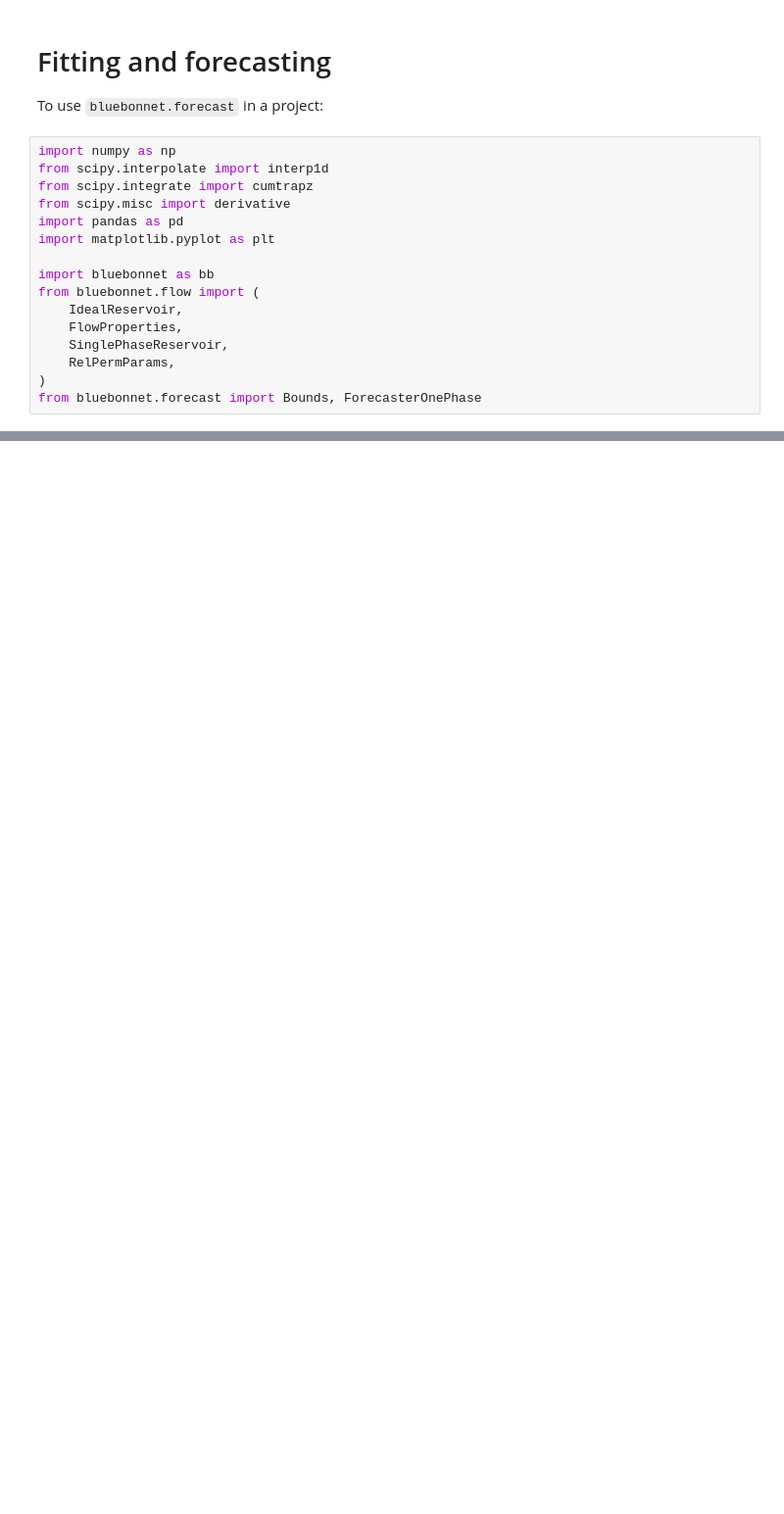
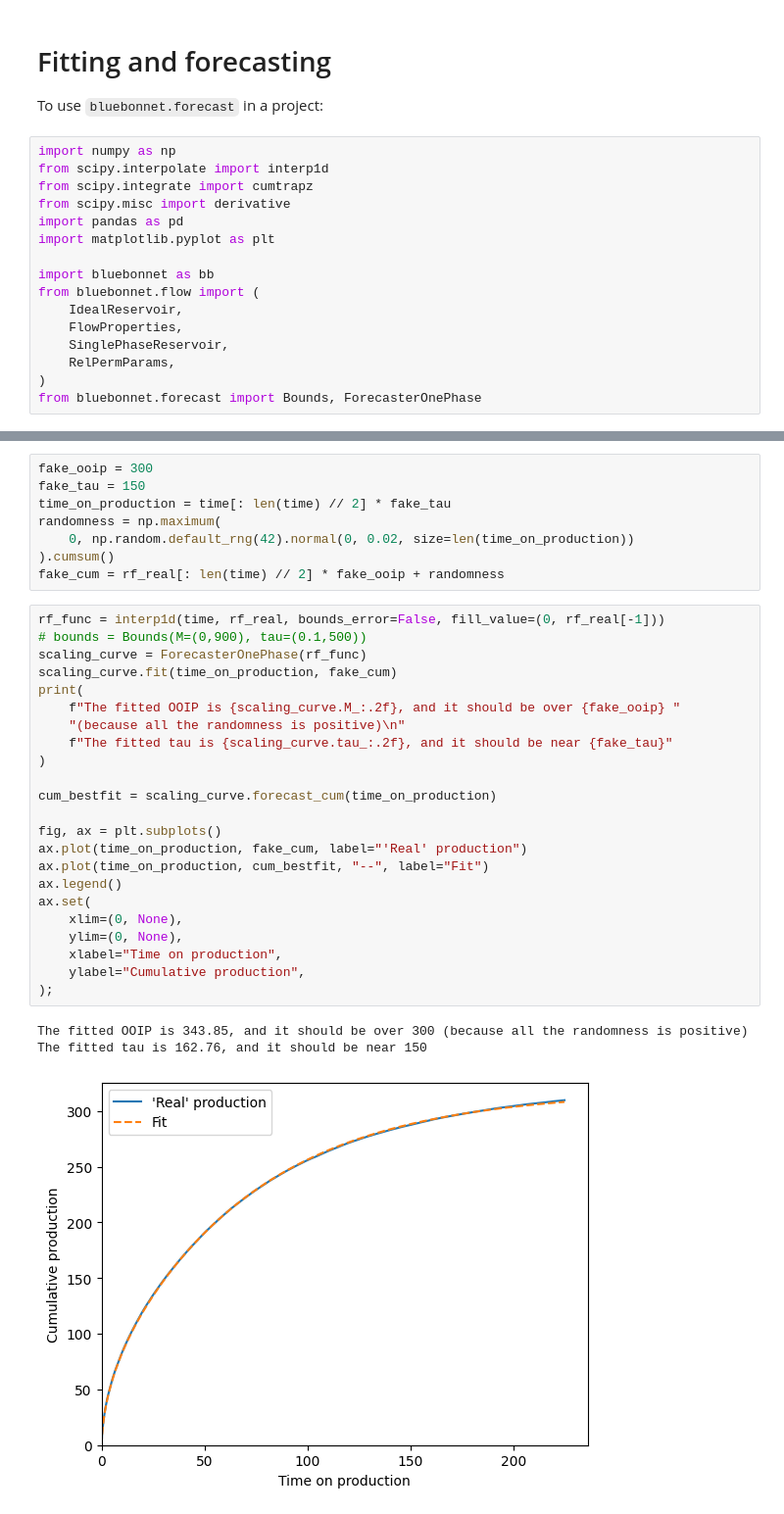
Before and after one commit to frank1010111/bluebonnet, a Jupyter notebook: docs/forecast.ipynb, the cells around one changed output, grey strips where cells are left out. Shown at 98% size. Drawn from its saved outputs; the diff is of its cells as text; blank space fills up the shorter version.

```diff
--- a/docs/forecast.ipynb
+++ b/docs/forecast.ipynb
@@ -86,0 +112,35 @@ ax.set(
+# %%
+fake_ooip = 300
+fake_tau = 150
+time_on_production = time[: len(time) // 2] * fake_tau
+randomness = np.maximum(
+    0, np.random.default_rng(42).normal(0, 0.02, size=len(time_on_production))
+).cumsum()
+fake_cum = rf_real[: len(time) // 2] * fake_ooip + randomness
+# %%
+rf_func = interp1d(time, rf_real, bounds_error=False, fill_value=(0, rf_real[-1]))
+# bounds = Bounds(M=(0,900), tau=(0.1,500))
+scaling_curve = ForecasterOnePhase(rf_func)
+scaling_curve.fit(time_on_production, fake_cum)
+print(
+    f"The fitted OOIP is {scaling_curve.M_:.2f}, and it should be over {fake_ooip} "
+    "(because all the randomness is positive)\n"
+    f"The fitted tau is {scaling_curve.tau_:.2f}, and it should be near {fake_tau}"
+)
+
+cum_bestfit = scaling_curve.forecast_cum(time_on_production)
+
+fig, ax = plt.subplots()
+ax.plot(time_on_production, fake_cum, label="'Real' production")
+ax.plot(time_on_production, cum_bestfit, "--", label="Fit")
+ax.legend()
+ax.set(
+    xlim=(0, None),
+    ylim=(0, None),
+    xlabel="Time on production",
+    ylabel="Cumulative production",
+);
+# %% [output]
+The fitted OOIP is 343.85, and it should be over 300 (because all the randomness is positive)
+The fitted tau is 162.76, and it should be near 150
+[figure, added]
```
Also changed, not shown: parts of 7 cells of this notebook, 6 other files.
